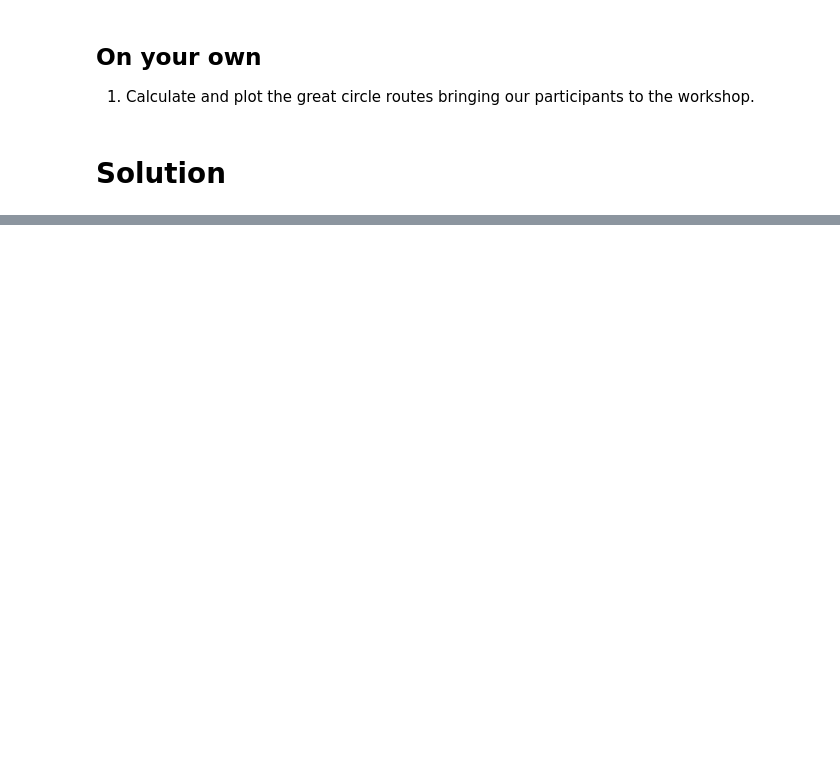
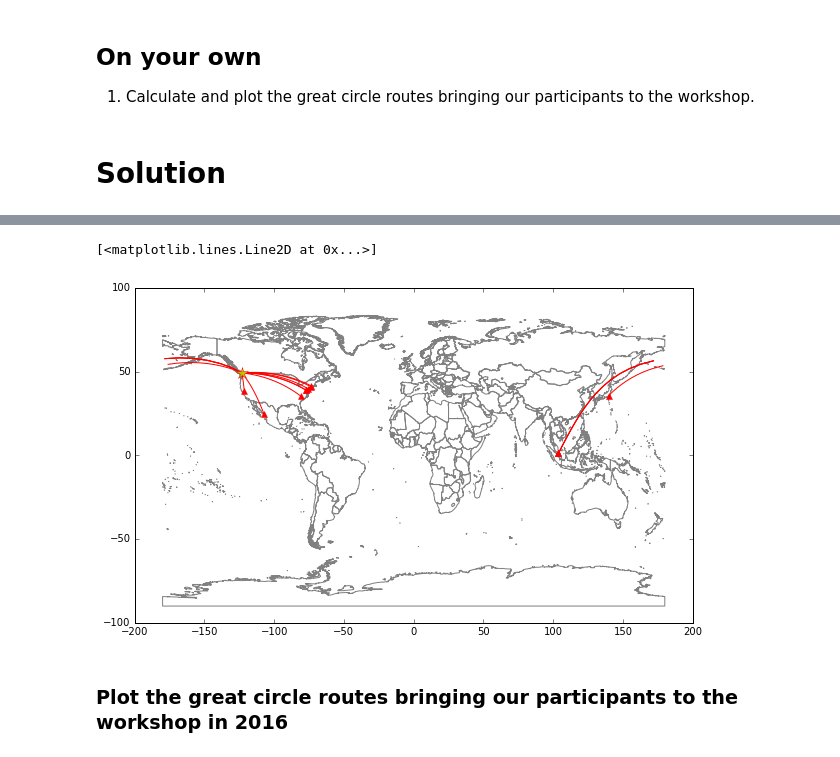
Before and after one commit to sjsrey/pysalnarsc17, a Jupyter notebook: content/08_routes.ipynb, the cells around one changed output, grey strips where cells are left out. Cells and saved outputs as stored; diff of their text form; code cells hidden in the pictures; blank space fills up the shorter version.

```diff
--- a/content/08_routes.ipynb
+++ b/content/08_routes.ipynb
@@ -219,0 +218,33 @@ for idx, p in participants.iterrows():
+# %%
+import pandas as pd
+participants2017 = pd.read_csv('data/participants2017.csv')
+from shapely.geometry import shape
+for feature in g['features']:
+    sf = shape(feature['geometry'])
+    if feature['geometry']['type'] == 'MultiPolygon':
+        for geom in sf.geoms:
+            plot(*geom.exterior.xy, color='grey')
+    else:
+        plot(*sf.exterior.xy, color='grey')
+
+for idx, p in participants2017.iterrows():
+    plot(p['lon'], p['lat'], '^', markerfacecolor='r', markeredgecolor='r')
+
+for idx, p in participants2017.iterrows():
+    waypoints = geod.npts(vancouver[0], vancouver[1], p['lon'], p['lat'], 20)
+    route = [vancouver]
+    route.extend(waypoints)
+    route.append((p['lon'], p['lat']))
+    route = np.array(route)
+    if (route[:,0].max()-route[:,0].min())>180:
+        min_index = route[:,0].argmin()+1
+        plot(route[:min_index,0], route[:min_index,1], color='r')
+        plot(route[min_index:,0], route[min_index:,1], color='r')
+        continue
+    plot(route[:,0], route[:,1], color='r')
+plot(vancouver[0],vancouver[1],  '*', markerfacecolor='y', markeredgecolor='r', markersize=12)
+# %% [output]
+[<matplotlib.lines.Line2D at 0x...>]
+[figure, added]
+# %% [markdown]
+### Plot the great circle routes bringing our participants to the workshop in 2016
```
Also changed, not shown: parts of 21 cells of this notebook, 6 other files.
